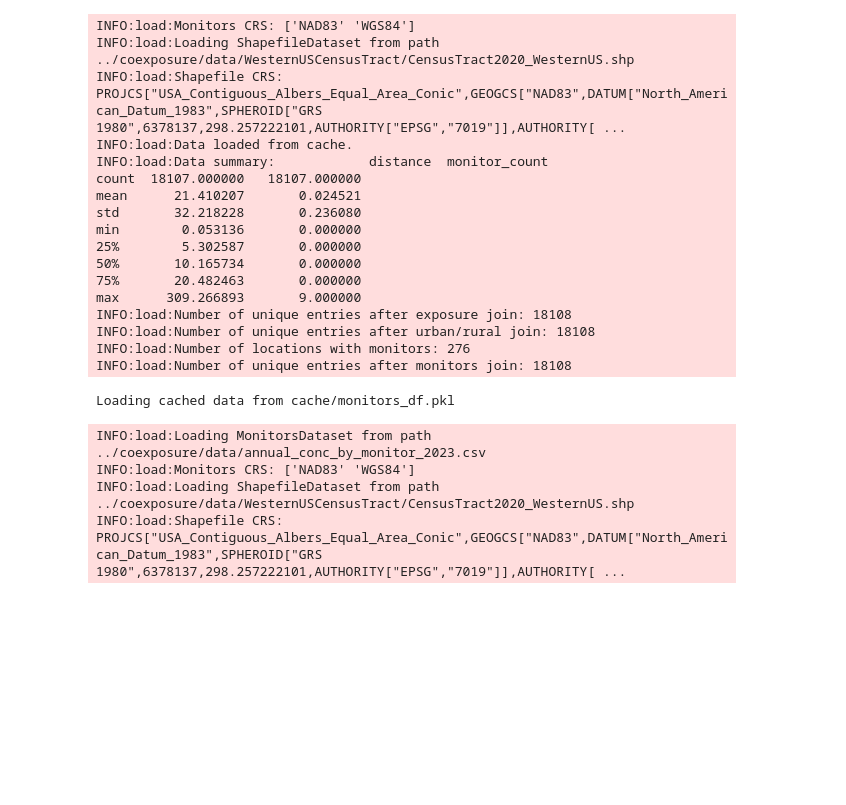
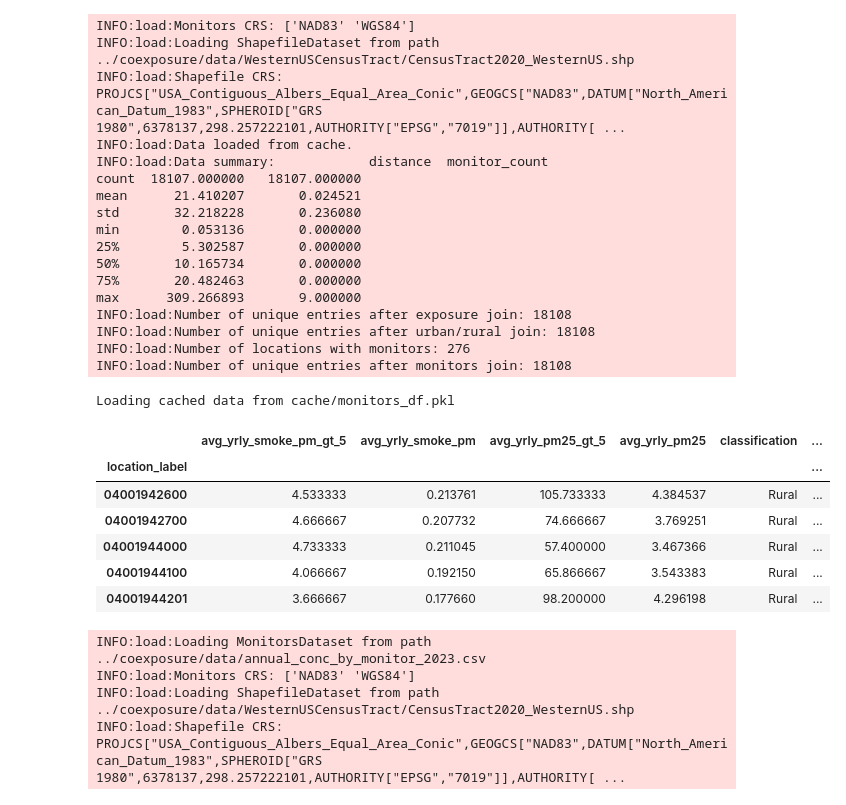
Before and after one commit to atrisovic/wildfire-monitors, a Jupyter notebook: stats.ipynb, the cells around one changed output. Cells and saved outputs as stored; diff of their text form; code cells hidden in the pictures; blank space fills up the shorter version.

```diff
--- a/stats.ipynb
+++ b/stats.ipynb
@@ -69,6 +69,16 @@ INFO:load:Number of unique entries after urban/rural join: 18108
 INFO:load:Number of locations with monitors: 276
 INFO:load:Number of unique entries after monitors join: 18108
 Loading cached data from cache/monitors_df.pkl
+# %%
+df.head()
+# %% [output]
+|  | avg_yrly_smoke_pm_gt_5 | avg_yrly_smoke_pm | avg_yrly_pm25_gt_5 | avg_yrly_pm25 | classification | ... |
+| location_label |  |  |  |  |  | ... |
+| 04001942600 | 4.533333 | 0.213761 | 105.733333 | 4.384537 | Rural | ... |
+| 04001942700 | 4.666667 | 0.207732 | 74.666667 | 3.769251 | Rural | ... |
+| 04001944000 | 4.733333 | 0.211045 | 57.400000 | 3.467366 | Rural | ... |
+| 04001944100 | 4.066667 | 0.192150 | 65.866667 | 3.543383 | Rural | ... |
+| 04001944201 | 3.666667 | 0.177660 | 98.200000 | 4.296198 | Rural | ... |
 # %%
 from load import MonitorsDataset
 mdf = MonitorsDataset().getMonitorsDataset()
```
Also changed, not shown: parts of 6 cells of this notebook, 2 other files.
